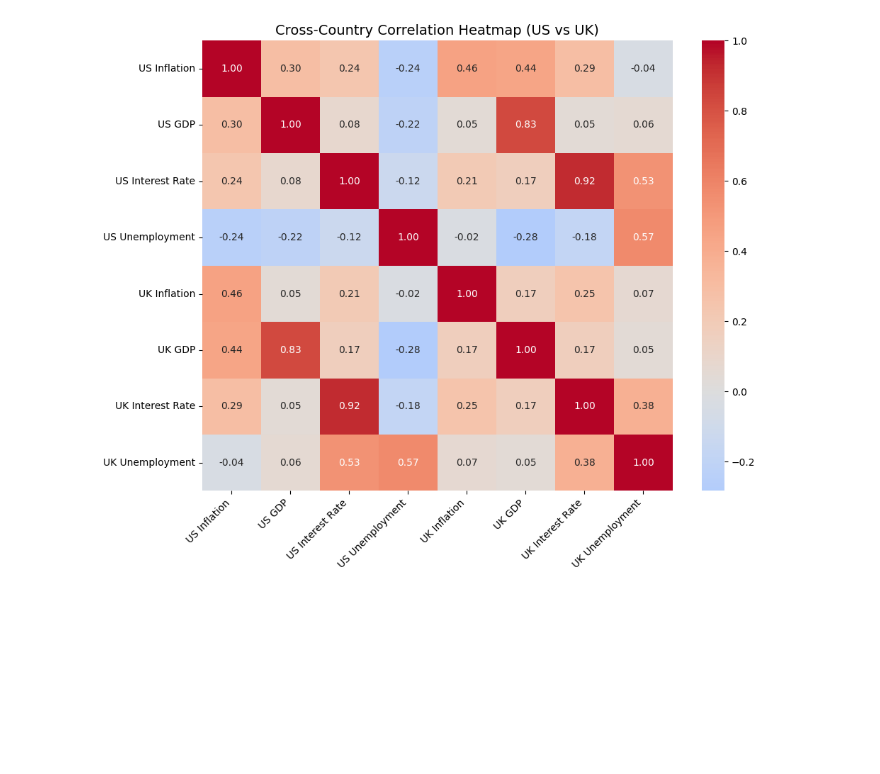
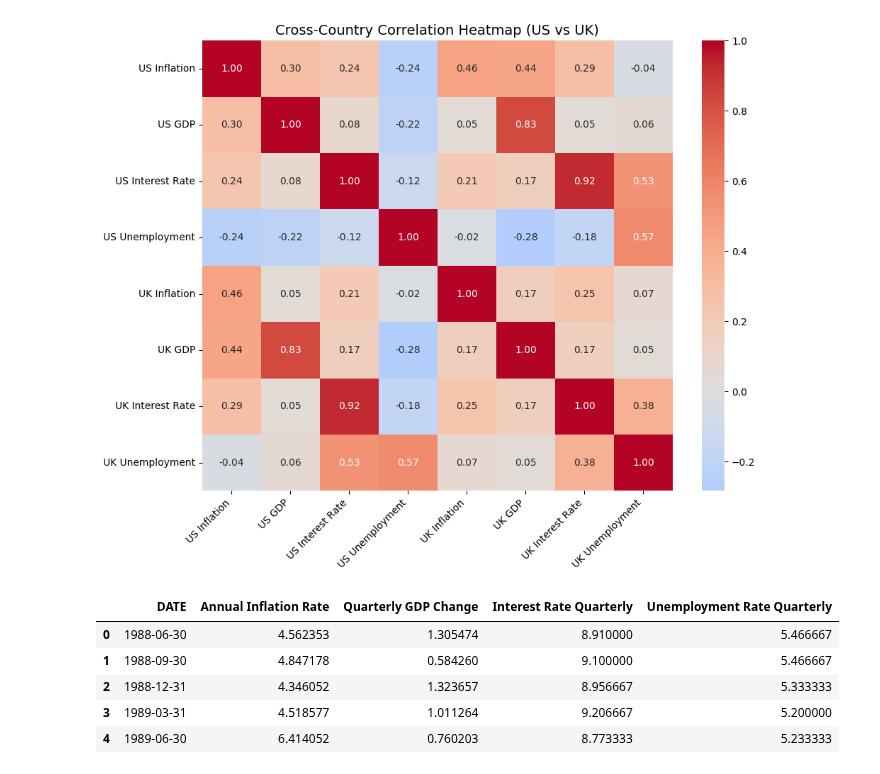
Before and after one commit to gagrawal009/FE5213-Quantitative-Macroeconomics-with-Python, a Jupyter notebook: Part 2/Correlation.ipynb, the cells around one changed output. Drawn from its saved outputs; the diff is of its cells as text; code cells hidden in the pictures; blank space fills up the shorter version.

```diff
--- a/Part 2/Correlation.ipynb
+++ b/Part 2/Correlation.ipynb
@@ -101,0 +66,9 @@ plt.show()
+# %%
+df_mergedUS.head()
+# %% [output]
+|  | DATE | Annual Inflation Rate | Quarterly GDP Change | Interest Rate Quarterly | Unemployment Rate Quarterly |
+| 0 | 1988-06-30 | 4.562353 | 1.305474 | 8.910000 | 5.466667 |
+| 1 | 1988-09-30 | 4.847178 | 0.584260 | 9.100000 | 5.466667 |
+| 2 | 1988-12-31 | 4.346052 | 1.323657 | 8.956667 | 5.333333 |
+| 3 | 1989-03-31 | 4.518577 | 1.011264 | 9.206667 | 5.200000 |
+| 4 | 1989-06-30 | 6.414052 | 0.760203 | 8.773333 | 5.233333 |
```
Also changed, not shown: parts of 4 cells of this notebook.
